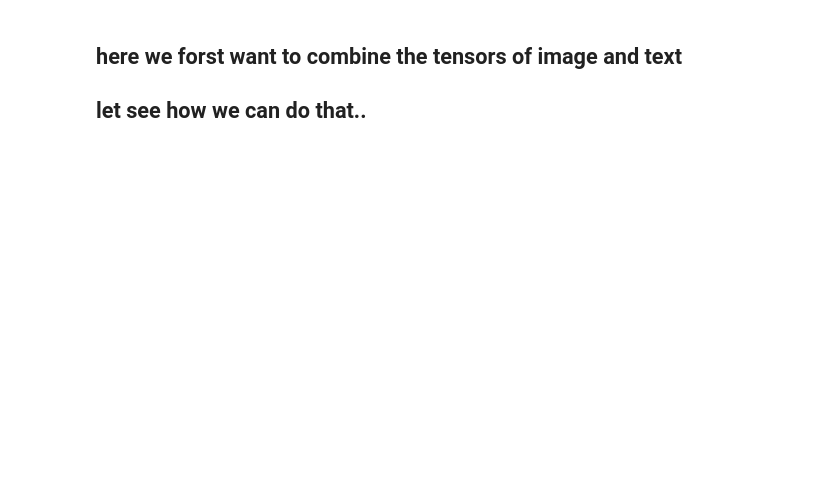
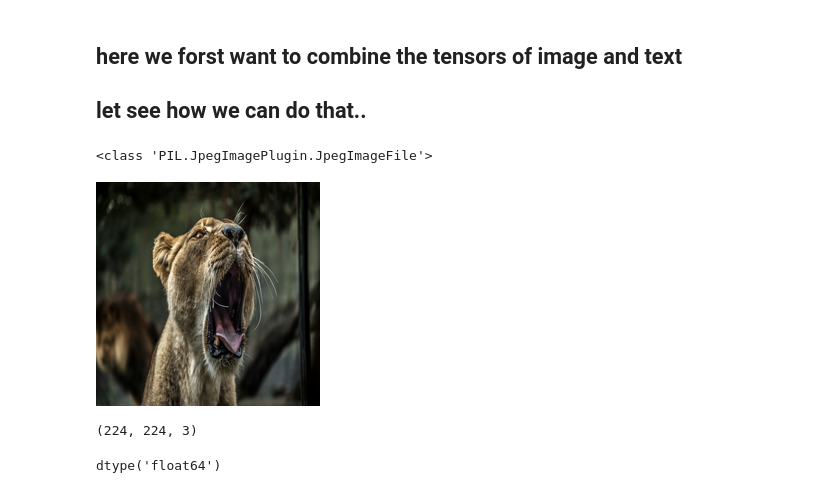
Before and after one commit to panchaldhruv27223/Vision-Language-Model, a Jupyter notebook: processing_paligemma.ipynb, the cells around one changed output. Saved outputs shown, nothing was run; the diff lists cells and outputs as text; code cells hidden in the pictures; blank space fills up the shorter version.

```diff
--- a/processing_paligemma.ipynb
+++ b/processing_paligemma.ipynb
@@ -3,0 +13,28 @@
+# %%
+### lets import an image
+
+image_size = 224
+
+image = Image.open("test_images/samuel-scrimshaw-KeUKM5N-e_g-unsplash.jpg")
+print(type(image))
+
+image = image.convert("RGB")
+
+## apply resize
+
+image = image.resize((image_size,image_size), resample=Image.Resampling.BICUBIC)
+image
+# %% [output]
+<class 'PIL.JpegImagePlugin.JpegImageFile'>
+[figure, added]
+# %%
+## rescale
+
+image_np = np.array(image)/255.0
+image_np.shape
+# %% [output]
+(224, 224, 3)
+# %%
+image_np.dtype
+# %% [output]
+dtype('float64')
```
Also changed, not shown: parts of 11 cells of this notebook, 12 other files.
